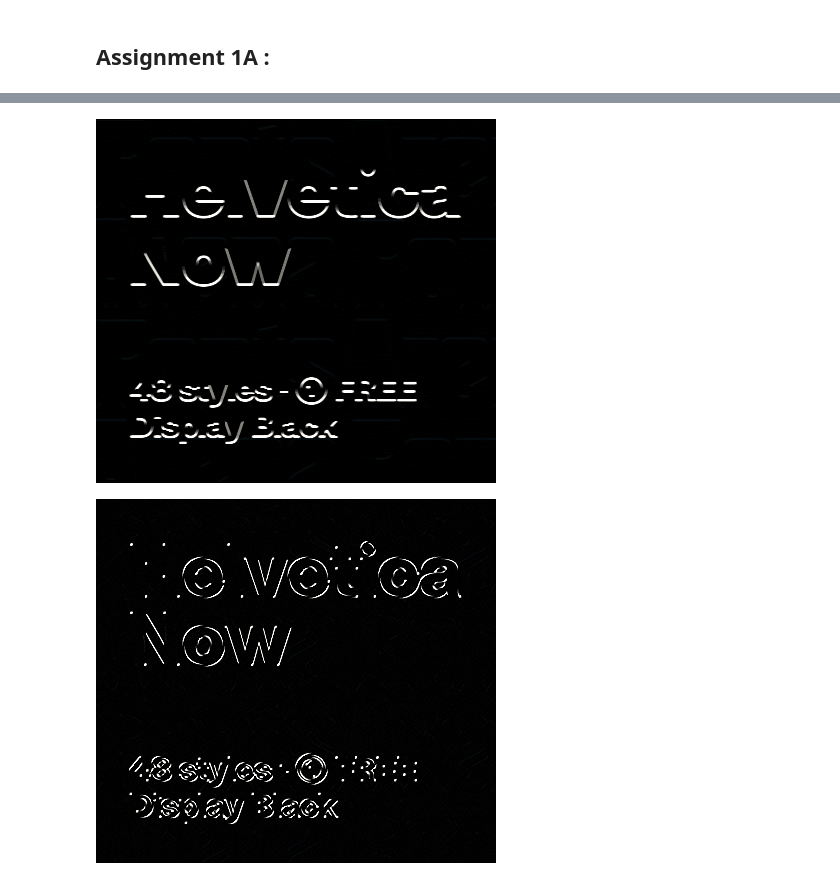
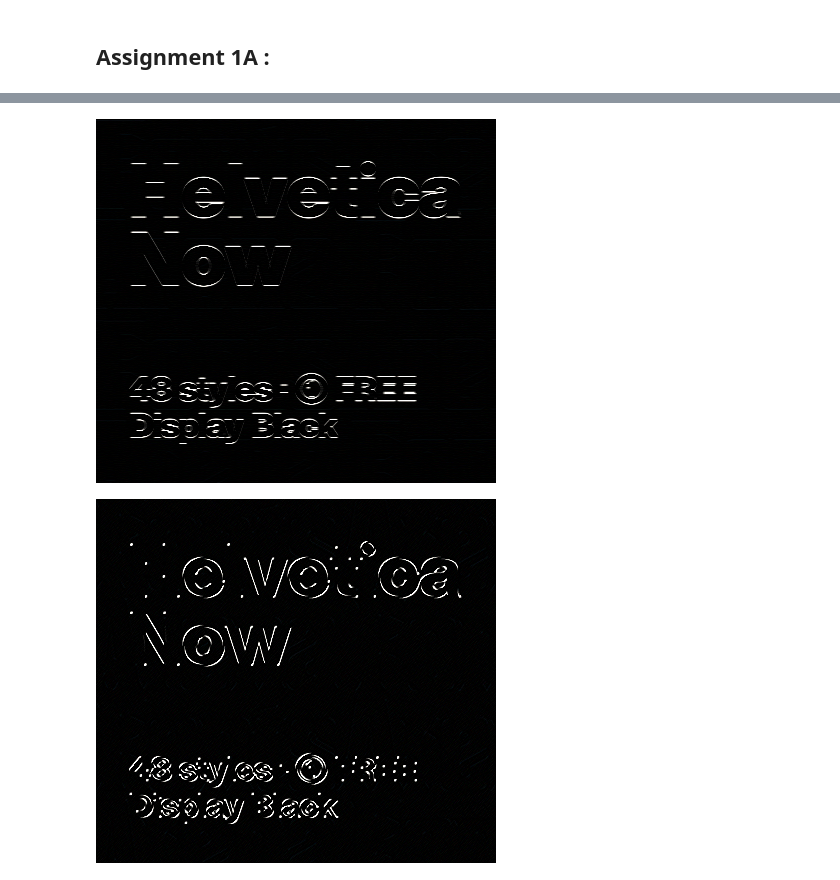
Before and after one commit to inboxpraveen/EVA-SchoolOfAi-2019, a Jupyter notebook: P1/1A.ipynb, the cells around one changed output, grey strips where cells are left out. Saved outputs shown, nothing was run; the diff lists cells and outputs as text; code cells hidden in the pictures.

```diff
--- a/P1/1A.ipynb
+++ b/P1/1A.ipynb
@@ -97,32 +97,25 @@ One possible solution is to find out which type of edge do you want to detect an
 # %%
 """
 Horizontal edge detector :
 
-In order to design the horizontal edge detector, we need to transpose the vertical edge detector. We do so because we want only the horizontal edge to amplify.
+In order to design the horizontal edge detector, we need to amplify values in the middle horizontal row and other values should be deamplified since we only want it
+to detect a horizontal edge. If we update other values, it will also make vertical edge combination with horizontal edge.
 so,
 
 [
--1 0 1
--1 0 1
--1 0 1
-]
-
-would become
-
-[
 -1 -1 -1
- 0  0  0
- 1  1  1
+ 2  2  2
+-1 -1 -1
 ]
 
 """
 
-kernel = np.float32([[-1,-1,-1],[0,0,0],[1,1,1]])
+kernel = np.float32([[-1,-1,-1],[2,2,2],[-1,-1,-1]])
 
 dst = cv2.filter2D(image,-1,kernel)
 cv2_imshow(dst)
 # %% [output]
-[figure, old version]
+[figure, new version]
 # %%
 """
 45 degree edge detector :
```
Also changed, not shown: parts of 1 cell of this notebook, 1 other file.
